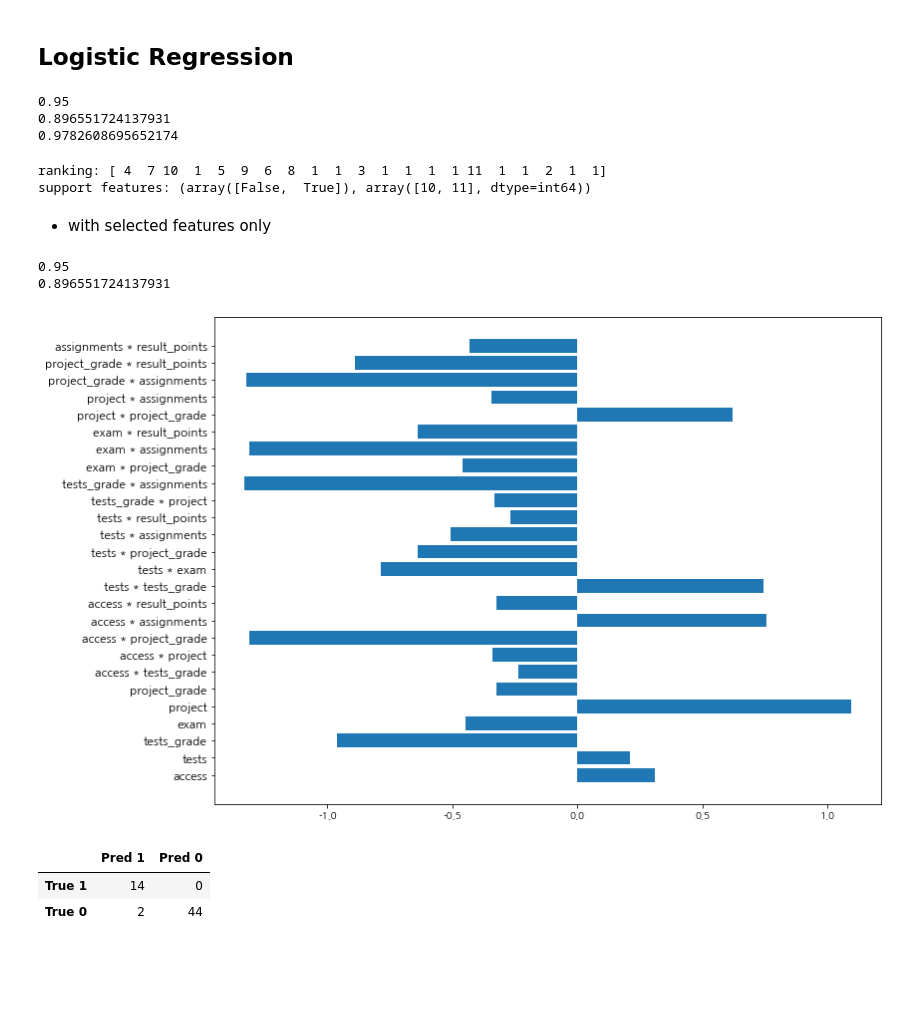
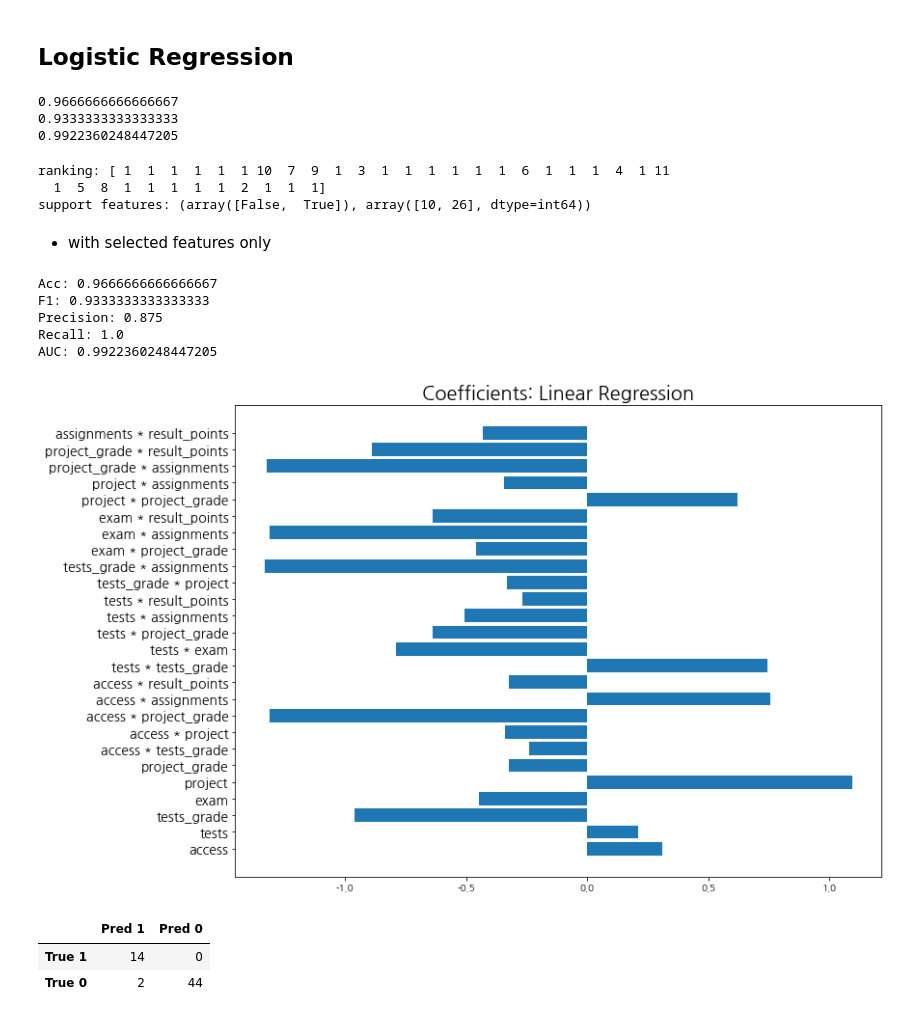
Before and after one commit to ywkim92/Students-Dropout-Prediction, a Jupyter notebook: student_dropout_prediction.ipynb, the cells around one changed output. Drawn from its saved outputs; the diff is of its cells as text; code cells hidden in the pictures; blank space fills up the shorter version.

```diff
--- a/student_dropout_prediction.ipynb
+++ b/student_dropout_prediction.ipynb
@@ -177,5 +176,5 @@ str_cols.tolist()
 # %%
-drop_feats = ['label', ] + str_cols.tolist() #'result_points'
+drop_feats = ['label', ] #'result_points'
 X_train, y_train = df.drop(drop_feats, axis=1), df['label']
 X_test, y_test = test1.drop(drop_feats, axis=1), test1['label']
 
@@ -250,9 +264,9 @@ print(model_lr.score(X_test, y_test, ))
 print(f1_score(y_test, pred_lr, ))
 print(roc_auc_score(y_test, model_lr.predict_proba(X_test)[:, 1]))
 # %% [output]
-0.95
-0.896551724137931
-0.9782608695652174
+0.9666666666666667
+0.9333333333333333
+0.9922360248447205
 # %%
 rfecv = RFECV(estimator=model_lr, cv=10, scoring='f1', )
 rfecv.fit(X_train, y_train)
@@ -260,8 +274,9 @@ rfecv.fit(X_train, y_train)
 print('ranking:', rfecv.ranking_)
 print('support features:', np.unique(rfecv.support_, return_counts=True))
 # %% [output]
-ranking: [ 4  7 10  1  5  9  6  8  1  1  3  1  1  1  1 11  1  1  2  1  1]
-support features: (array([False,  True]), array([10, 11], dtype=int64))
+ranking: [ 1  1  1  1  1  1 10  7  9  1  3  1  1  1  1  1  1  6  1  1  1  4  1 11
+  1  5  8  1  1  1  1  1  2  1  1  1]
+support features: (array([False,  True]), array([10, 26], dtype=int64))
 # %% [markdown]
 * with selected features only
 # %%
@@ -270,8 +285,14 @@ model_lr.fit(rfecv.transform(X_train), y_train)
 
 pred_lr = model_lr.predict(rfecv.transform(X_test))
 
-print(model_lr.score(rfecv.transform(X_test), y_test))
-print(f1_score(y_test, pred_lr))
+print('Acc:',model_lr.score(rfecv.transform(X_test), y_test))
+print('F1:',f1_score(y_test, pred_lr))
+print('Precision:',precision_score(y_test, pred_lr))
+print('Recall:',recall_score(y_test, pred_lr))
+print('AUC:',roc_auc_score(y_test, model_lr.predict_proba(rfecv.transform(X_test))[:, 1]))
 # %% [output]
-0.95
-0.896551724137931
+Acc: 0.9666666666666667
+F1: 0.9333333333333333
+Precision: 0.875
+Recall: 1.0
+AUC: 0.9922360248447205
@@ -280,10 +299,11 @@ feat_names_pf = [i.replace(' ', ' * ') for i in pf.get_feature_names(feat_names)
 # %%
 plt.figure(figsize=(12,9))
 plt.barh( np.array(feat_names_pf)[np.where(rfecv.support_==True)[0]], model_lr.coef_[0])
-plt.yticks(fontsize=12)
+plt.yticks(fontsize=14)
+plt.title('Coefficients: Linear Regression', fontsize=20)
 plt.show()
 # %% [output]
-[figure, old version]
+[figure, new version]
 # %%
 pd.DataFrame(confusion_matrix(y_test, pred_lr, labels=[1, 0]), index=['True 1', 'True 0'], columns = ['Pred 1', 'Pred 0'])
 # %% [output]
```
Also changed, not shown: parts of 28 cells of this notebook.
